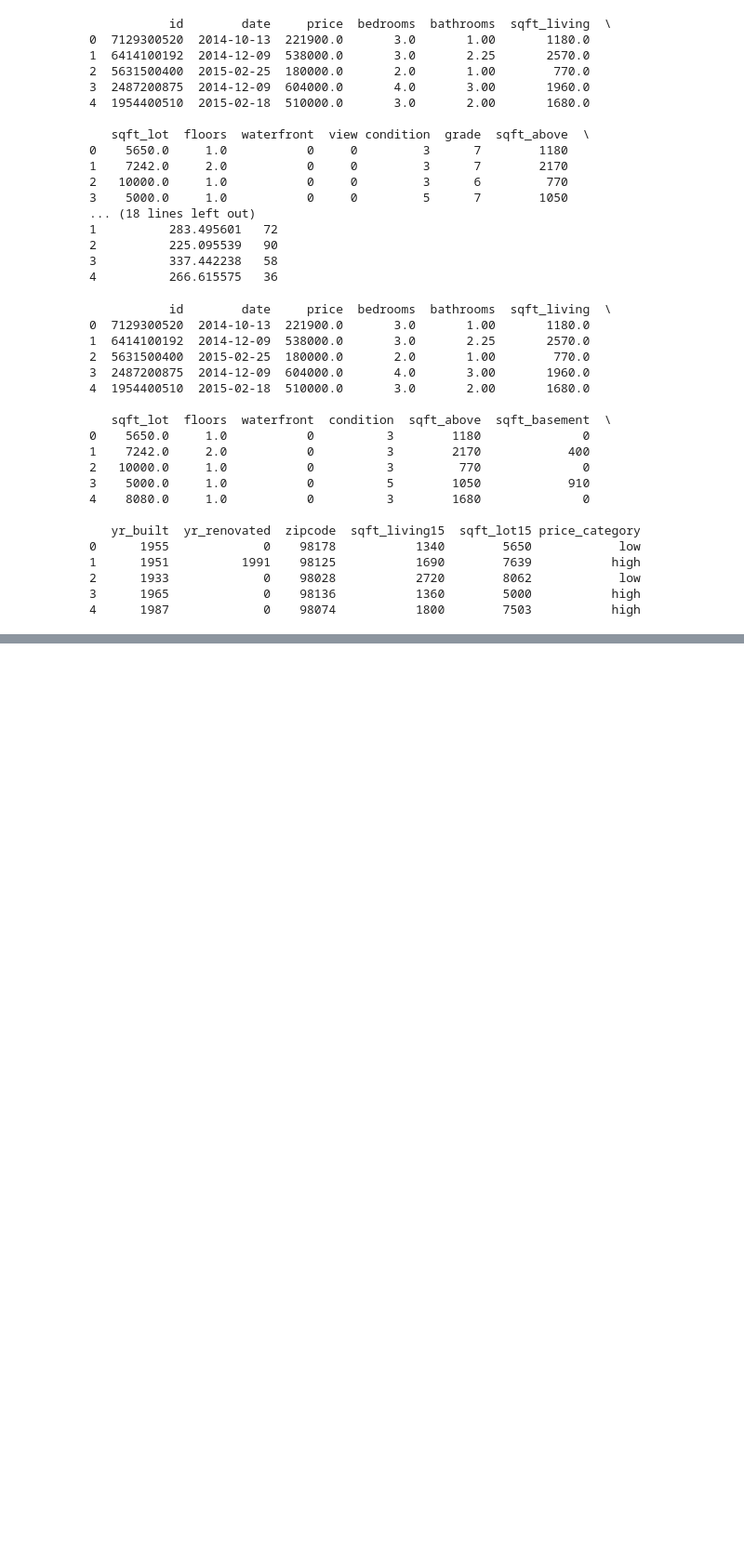
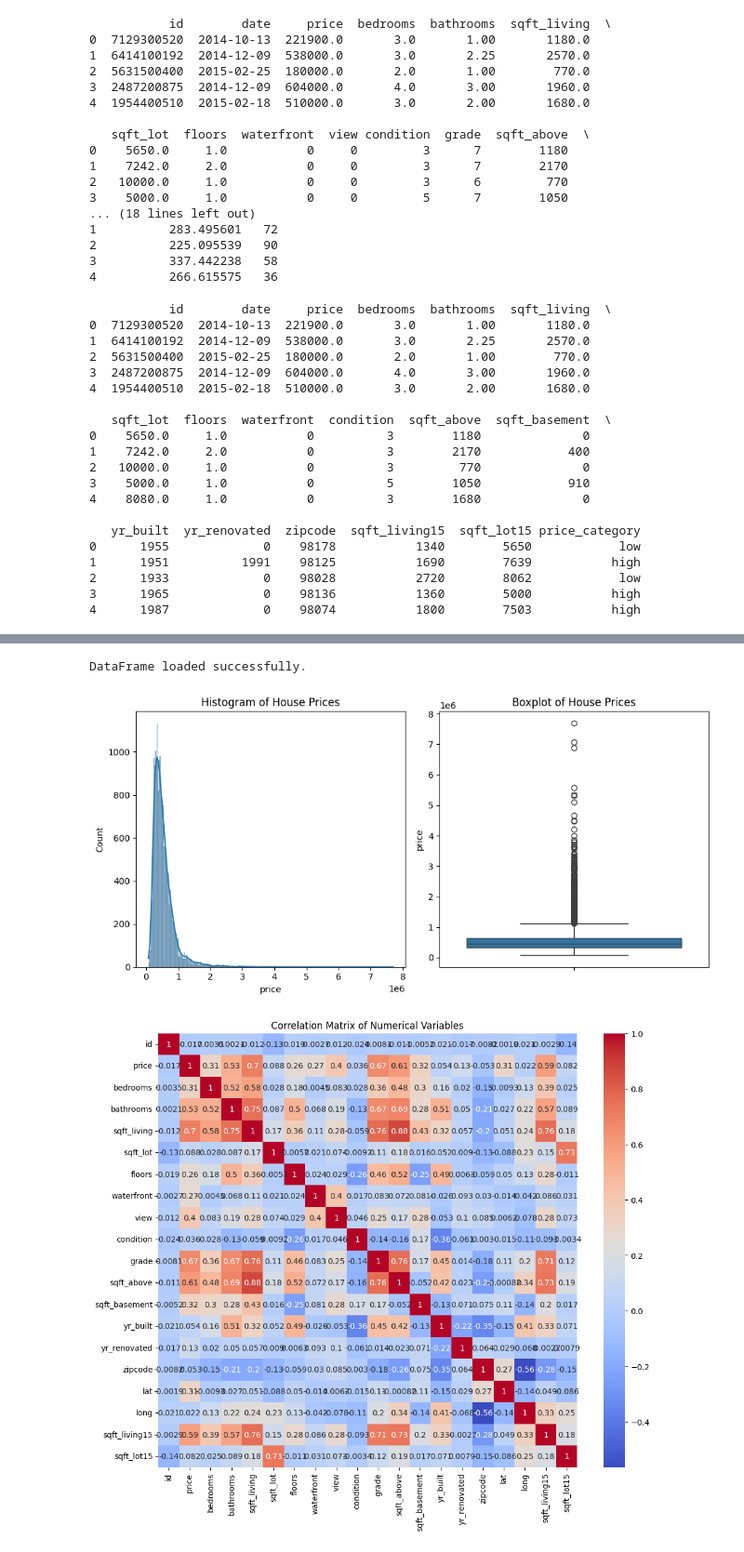
Before and after one commit to TexasTori/ADS500B, a Jupyter notebook: House Data Project.ipynb, the cells around one changed output, grey strips where cells are left out. Shown at 93% size. Saved outputs shown, nothing was run; the diff lists cells and outputs as text; code cells hidden in the pictures; blank space fills up the shorter version.

```diff
--- a/House Data Project.ipynb
+++ b/House Data Project.ipynb
@@ -325,0 +366,46 @@ print(df.head())
+# %%
+import os
+import pandas as pd
+import matplotlib.pyplot as plt
+import seaborn as sns
+
+current_directory = os.getcwd()
+
+file_name = 'house_file_v2.csv'
+file_path = os.path.join(current_directory, file_name)
+
+try:
+    df = pd.read_csv(file_path)
+    print("DataFrame loaded successfully.")
+except FileNotFoundError:
+    print(f"Unable to find the file {file_name} in the directory {current_directory}.")
+
+else:
+
+ # Visualization of the distribution of 'price'
+    plt.figure(figsize=(10, 5))
+
+    # Histogram with a density plot for 'price'
+    plt.subplot(1, 2, 1)
+    sns.histplot(df['price'], kde=True)
+    plt.title('Histogram of House Prices')
+
+    # Boxplot for 'price'
+    plt.subplot(1, 2, 2)
+    sns.boxplot(y=df['price'])
+    plt.title('Boxplot of House Prices')
+    plt.tight_layout()
+    plt.show()
+
+    numerical_df = df.select_dtypes(include=['float64', 'int64'])
+
+    # Correlation matrix heatmap using only numerical columns
+    plt.figure(figsize=(12, 10))
+    corr_matrix = numerical_df.corr()
+    sns.heatmap(corr_matrix, annot=True, cmap='coolwarm')
+    plt.title('Correlation Matrix of Numerical Variables')
+    plt.show()
+# %% [output]
+DataFrame loaded successfully.
+[figure, added]
+[figure, added]
```
Also changed, not shown: parts of 1 cell of this notebook.
